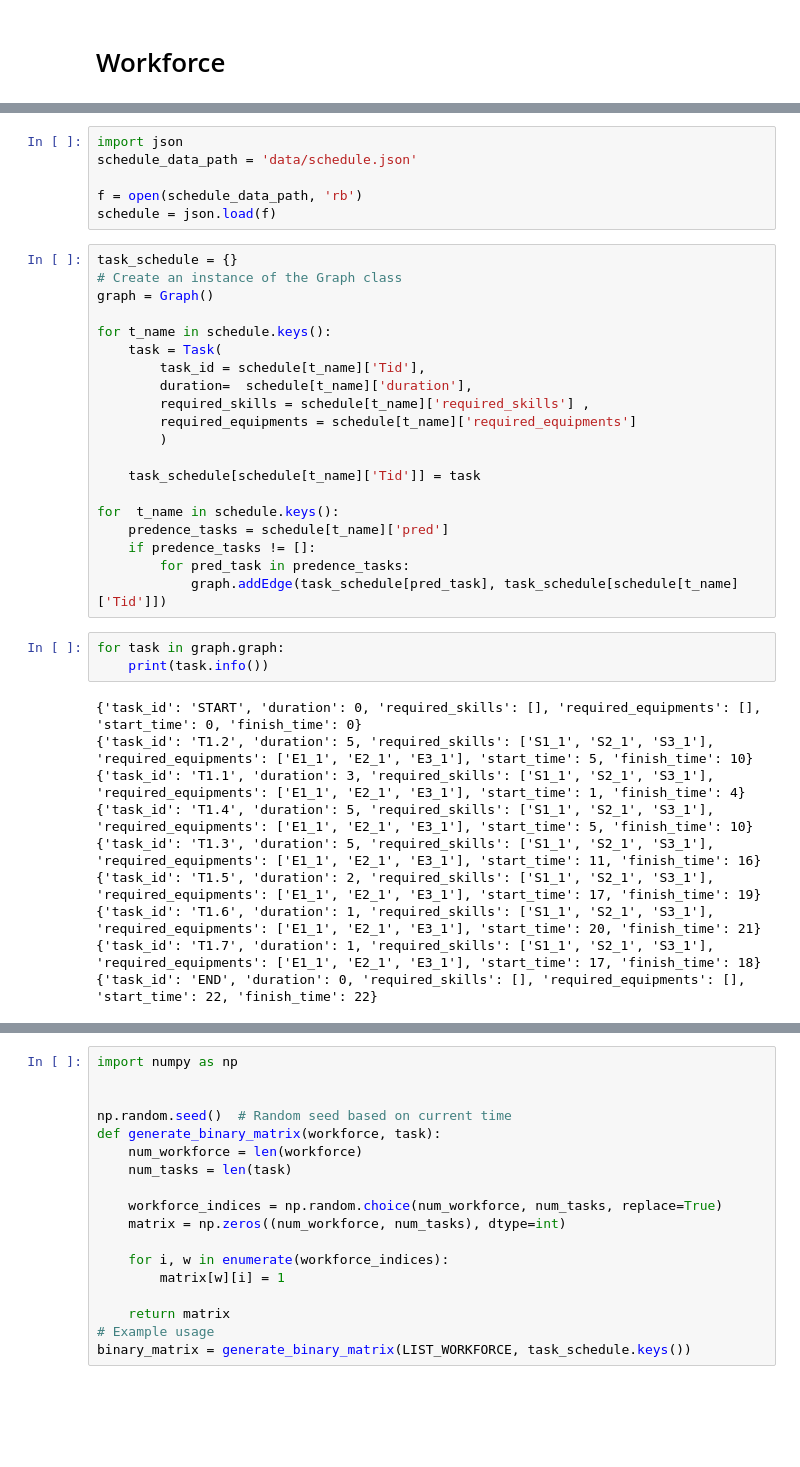
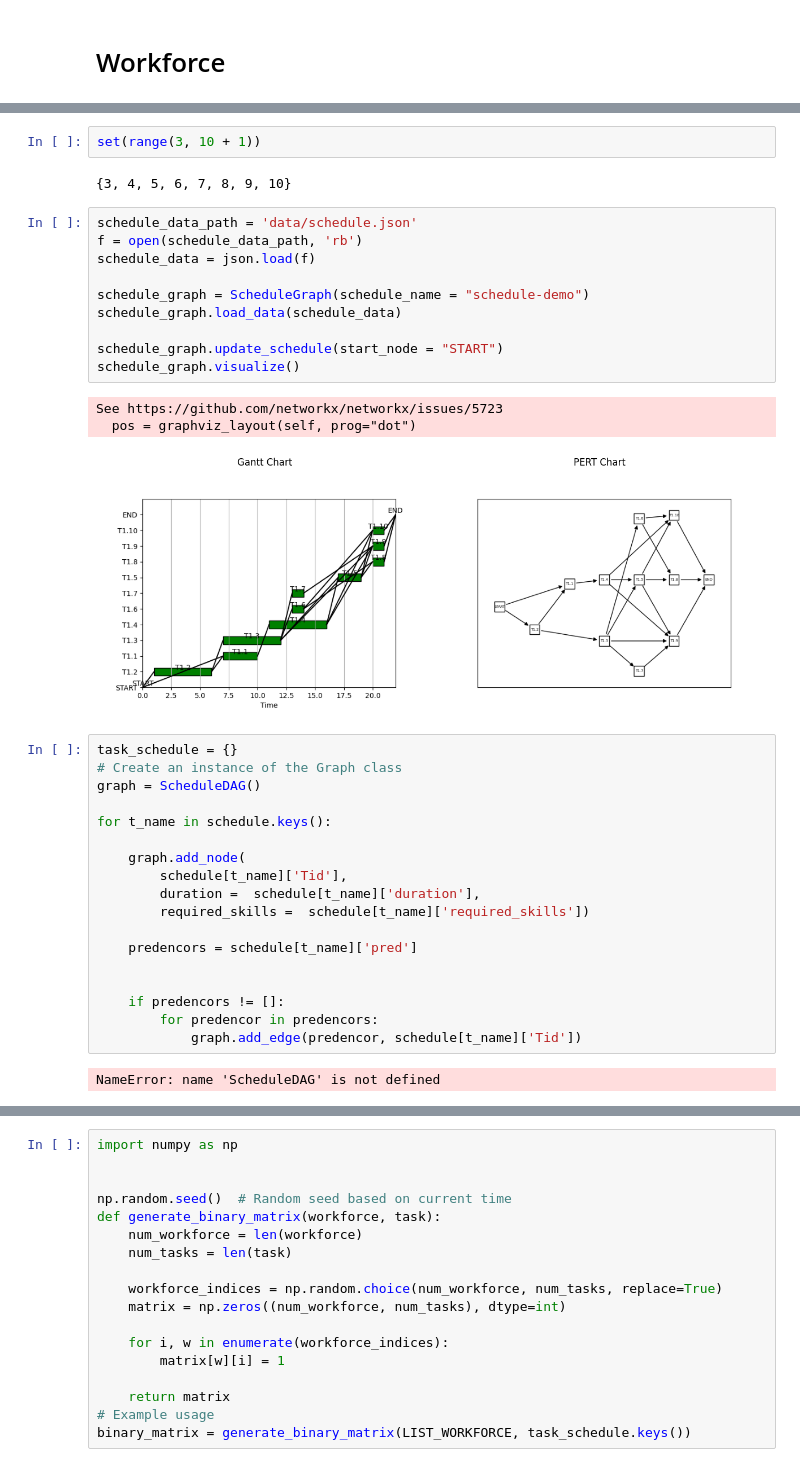
Before and after one commit to 5-Niubi/algorithmns, a Jupyter notebook: preprocessing.ipynb, the cells around one changed output, grey strips where cells are left out. Cells and saved outputs as stored; diff of their text form; blank space fills up the shorter version.

```diff
--- a/preprocessing.ipynb
+++ b/preprocessing.ipynb
@@ -403,39 +221,38 @@ LIST_WORKFORCE = [workforce_1, workforce_2, workforce_3, workforce_4]
+# %%
+set(range(3, 10 + 1))
+# %% [output]
+{3, 4, 5, 6, 7, 8, 9, 10}
 # %%
-import json
 schedule_data_path = 'data/schedule.json'
+f = open(schedule_data_path, 'rb')
+schedule_data = json.load(f)
 
-f = open(schedule_data_path, 'rb')
-schedule = json.load(f)
+schedule_graph = ScheduleGraph(schedule_name = "schedule-demo")
+schedule_graph.load_data(schedule_data)
+
+schedule_graph.update_schedule(start_node = "START")
+schedule_graph.visualize()
+# %% [output]
+See https://github.com/networkx/networkx/issues/5723
+  pos = graphviz_layout(self, prog="dot")
+[figure, added]
 # %%
 task_schedule = {}
 # Create an instance of the Graph class
-graph = Graph()
+graph = ScheduleDAG()
 
 for t_name in schedule.keys():
-    task = Task(
-        task_id = schedule[t_name]['Tid'],
-        duration=  schedule[t_name]['duration'],
-        required_skills = schedule[t_name]['required_skills'] ,
-        required_equipments = schedule[t_name]['required_equipments']
-        )
 
-    task_schedule[schedule[t_name]['Tid']] = task
+    graph.add_node(
+        schedule[t_name]['Tid'],
+        duration =  schedule[t_name]['duration'],
+        required_skills =  schedule[t_name]['required_skills'])
 
-for  t_name in schedule.keys():
-    predence_tasks = schedule[t_name]['pred']
-    if predence_tasks != []:
-        for pred_task in predence_tasks:
-            graph.addEdge(task_schedule[pred_task], task_schedule[schedule[t_name]['Tid']])
+    predencors = schedule[t_name]['pred']
+
+
+    if predencors != []:
+        for predencor in predencors:
+            graph.add_edge(predencor, schedule[t_name]['Tid'])
+# %% [output]
+NameError: name 'ScheduleDAG' is not defined
-# %%
-for task in graph.graph:
-    print(task.info())
-# %% [output]
-{'task_id': 'START', 'duration': 0, 'required_skills': [], 'required_equipments': [], 'start_time': 0, 'finish_time': 0}
-{'task_id': 'T1.2', 'duration': 5, 'required_skills': ['S1_1', 'S2_1', 'S3_1'], 'required_equipments': ['E1_1', 'E2_1', 'E3_1'], 'start_time': 5, 'finish_time': 10}
-{'task_id': 'T1.1', 'duration': 3, 'required_skills': ['S1_1', 'S2_1', 'S3_1'], 'required_equipments': ['E1_1', 'E2_1', 'E3_1'], 'start_time': 1, 'finish_time': 4}
-{'task_id': 'T1.4', 'duration': 5, 'required_skills': ['S1_1', 'S2_1', 'S3_1'], 'required_equipments': ['E1_1', 'E2_1', 'E3_1'], 'start_time': 5, 'finish_time': 10}
-{'task_id': 'T1.3', 'duration': 5, 'required_skills': ['S1_1', 'S2_1', 'S3_1'], 'required_equipments': ['E1_1', 'E2_1', 'E3_1'], 'start_time': 11, 'finish_time': 16}
-{'task_id': 'T1.5', 'duration': 2, 'required_skills': ['S1_1', 'S2_1', 'S3_1'], 'required_equipments': ['E1_1', 'E2_1', 'E3_1'], 'start_time': 17, 'finish_time': 19}
-{'task_id': 'T1.6', 'duration': 1, 'required_skills': ['S1_1', 'S2_1', 'S3_1'], 'required_equipments': ['E1_1', 'E2_1', 'E3_1'], 'start_time': 20, 'finish_time': 21}
-{'task_id': 'T1.7', 'duration': 1, 'required_skills': ['S1_1', 'S2_1', 'S3_1'], 'required_equipments': ['E1_1', 'E2_1', 'E3_1'], 'start_time': 17, 'finish_time': 18}
-{'task_id': 'END', 'duration': 0, 'required_skills': [], 'required_equipments': [], 'start_time': 22, 'finish_time': 22}
```
Also changed, not shown: parts of 17 cells of this notebook, 9 other files.
